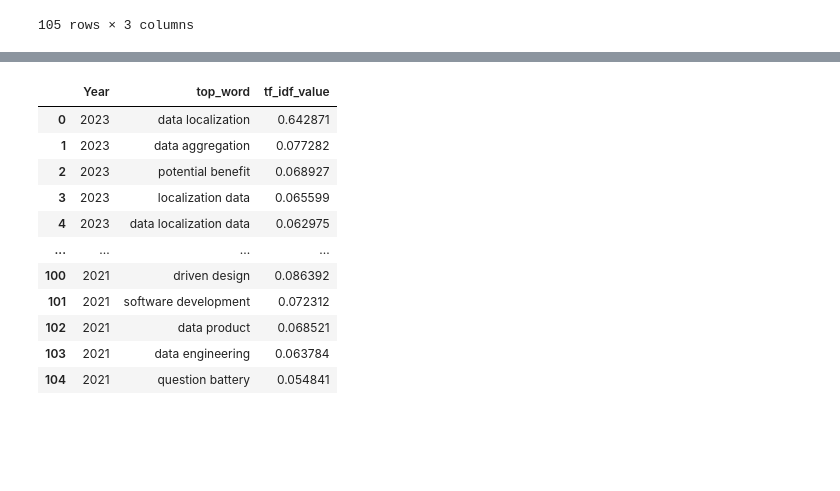
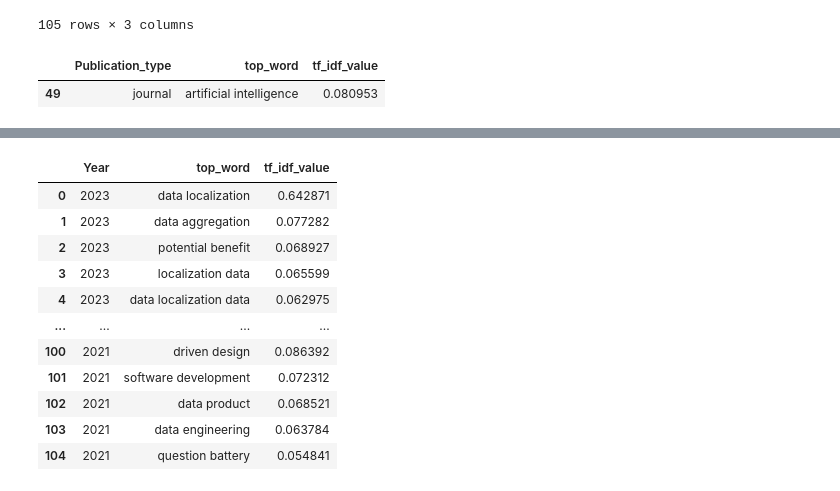
Before and after one commit to clumsyspeedboat/data_mesh_topics_and_sentiment, a Jupyter notebook: 03_Vectorizer.ipynb, the cells around one changed output, grey strips where cells are left out. Cells and saved outputs as stored; diff of their text form; code cells hidden in the pictures; blank space fills up the shorter version.

```diff
--- a/03_Vectorizer.ipynb
+++ b/03_Vectorizer.ipynb
@@ -311,6 +335,13 @@ result_df_tfidf_publication_type
 | 103 | master thesis | data engineering | 0.063784 |
 | 104 | master thesis | question battery | 0.054841 |
 105 rows × 3 columns
+# %%
+result_df_tfidf_publication_type = result_df_tfidf_publication_type.replace('arti cial intelligence','artificial intelligence')
+
+result_df_tfidf_publication_type[result_df_tfidf_publication_type['top_word'].str.contains('intelligence')]
+# %% [output]
+|  | Publication_type | top_word | tf_idf_value |
+| 49 | journal | artificial intelligence | 0.080953 |
 # %%
 # Select the top terms for each PDF
 top_terms_df_publication_type = result_df_tfidf_publication_type.groupby('Publication_type').head(5)
```
Also changed, not shown: parts of 11 cells of this notebook.
